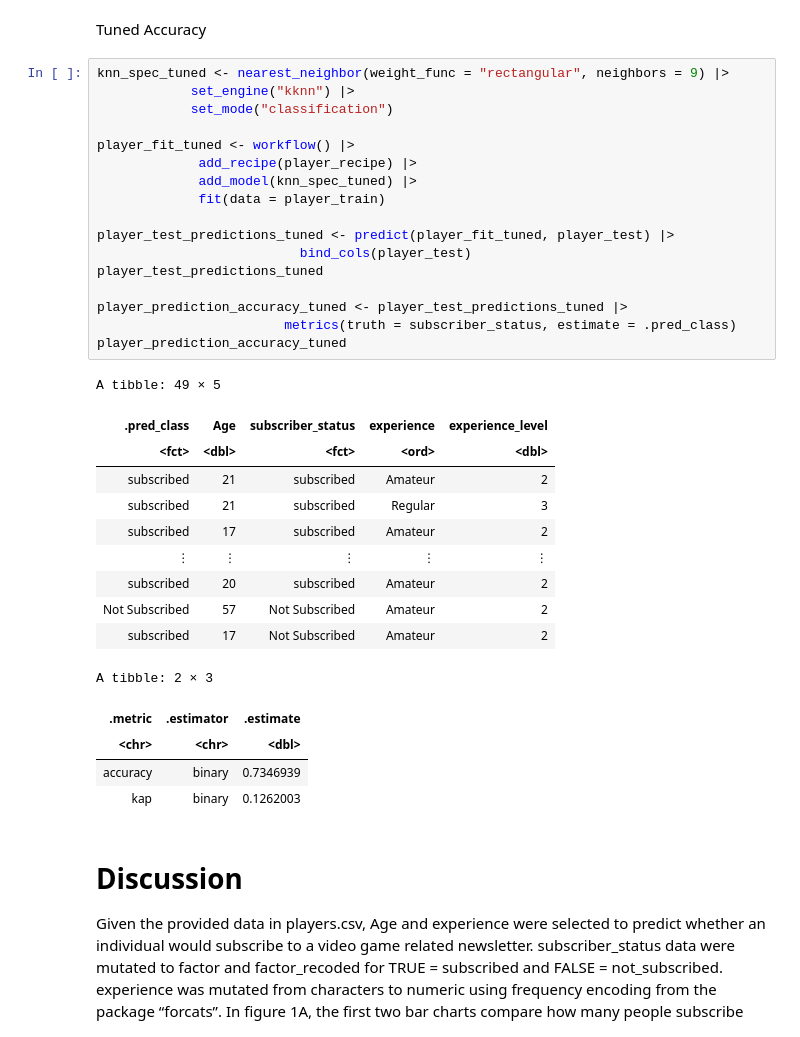
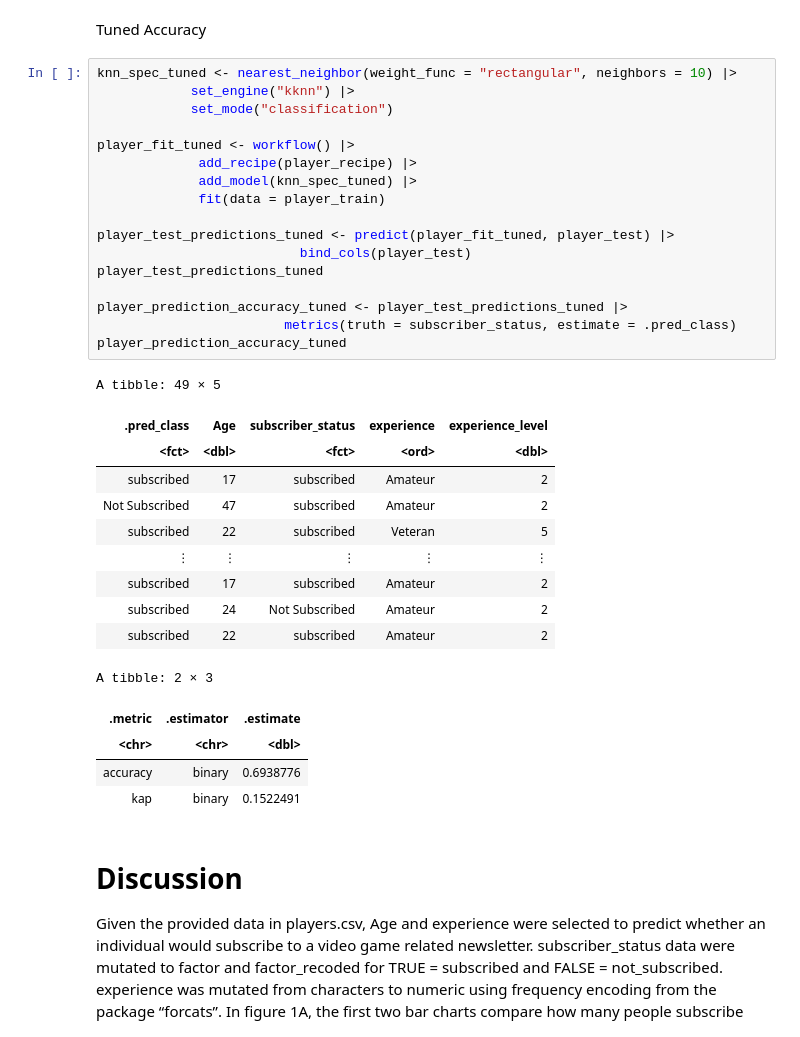
Before and after one commit to Inesh-DSCI/Group-Project-Final, a Jupyter notebook: Group Project :D.ipynb, the cells around one changed output. Cells and saved outputs as stored; diff of their text form.

```diff
--- a/Group Project :D.ipynb
+++ b/Group Project :D.ipynb
@@ -384,38 +362,38 @@ ERROR: Error in eval(expr, envir, enclos): object 'accuracies' not found
 # %% [markdown]
 Tuned Accuracy
 # %%
-knn_spec_tuned <- nearest_neighbor(weight_func = "rectangular", neighbors = 9) |>
+knn_spec_tuned <- nearest_neighbor(weight_func = "rectangular", neighbors = 10) |>
             set_engine("kknn") |>
             set_mode("classification")
 
 player_fit_tuned <- workflow() |>
              add_recipe(player_recipe) |>
              add_model(knn_spec_tuned) |>
              fit(data = player_train)
 
 player_test_predictions_tuned <- predict(player_fit_tuned, player_test) |>
                           bind_cols(player_test)
 player_test_predictions_tuned
 
 player_prediction_accuracy_tuned <- player_test_predictions_tuned |>
                         metrics(truth = subscriber_status, estimate = .pred_class)
 player_prediction_accuracy_tuned
 # %% [output]
 A tibble: 49 × 5
 | .pred_class | Age | subscriber_status | experience | experience_level |
 | <fct> | <dbl> | <fct> | <ord> | <dbl> |
-| subscribed | 21 | subscribed | Amateur | 2 |
-| subscribed | 21 | subscribed | Regular | 3 |
 | subscribed | 17 | subscribed | Amateur | 2 |
+| Not Subscribed | 47 | subscribed | Amateur | 2 |
+| subscribed | 22 | subscribed | Veteran | 5 |
 | ⋮ | ⋮ | ⋮ | ⋮ | ⋮ |
-| subscribed | 20 | subscribed | Amateur | 2 |
-| Not Subscribed | 57 | Not Subscribed | Amateur | 2 |
-| subscribed | 17 | Not Subscribed | Amateur | 2 |
+| subscribed | 17 | subscribed | Amateur | 2 |
+| subscribed | 24 | Not Subscribed | Amateur | 2 |
+| subscribed | 22 | subscribed | Amateur | 2 |
 A tibble: 2 × 3
 | .metric | .estimator | .estimate |
 | <chr> | <chr> | <dbl> |
-| accuracy | binary | 0.7346939 |
-| kap | binary | 0.1262003 |
+| accuracy | binary | 0.6938776 |
+| kap | binary | 0.1522491 |
 # %% [markdown]
 # Discussion
 Given the provided data in players.csv, Age and experience  were selected to predict whether an individual would subscribe to a video game related newsletter. subscriber_status data were mutated to factor and factor_recoded for TRUE = subscribed and FALSE = not_subscribed. experience was mutated from characters to numeric using frequency encoding from the package “forcats”. In figure 1A, the first two bar charts compare how many people subscribe versus don’t subscribe at different experience levels. For subscribers, the counts rise from Beginner to Amateur, dip at Pro, and rise again through Regular and Veteran, suggesting more experienced players are generally more likely to subscribe. In figure 1B, the non-subscriber chart shows a similar shape but with much lower counts overall, indicating that across all experience levels, there tend to be more subscribers than non-subscribers. Amateurs and Veterans stand out as the most represented groups in both charts. In figure 2, the age histograms show a striking contrast: non-subscribers are mostly younger, clustering in the mid-teens to mid-20s, with fewer older individuals. Subscribers, however, show a tighter concentration around the mid-20s, forming a clear peak near that age with a few scattered older players. Overall, subscribers appear older on average and less spread out, while non-subscribers span a broader and younger age range.
```
Also changed, not shown: parts of 32 cells of this notebook.
